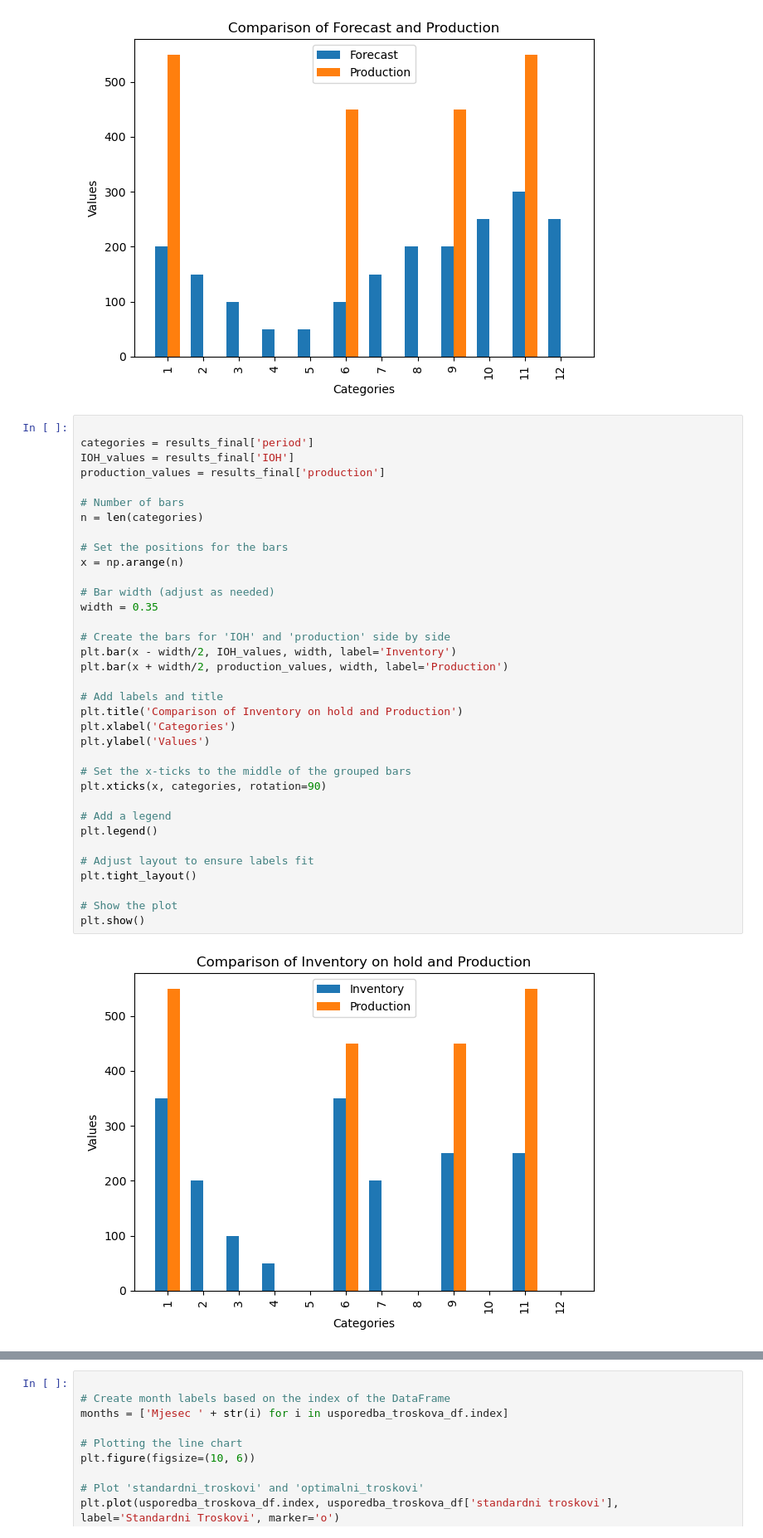
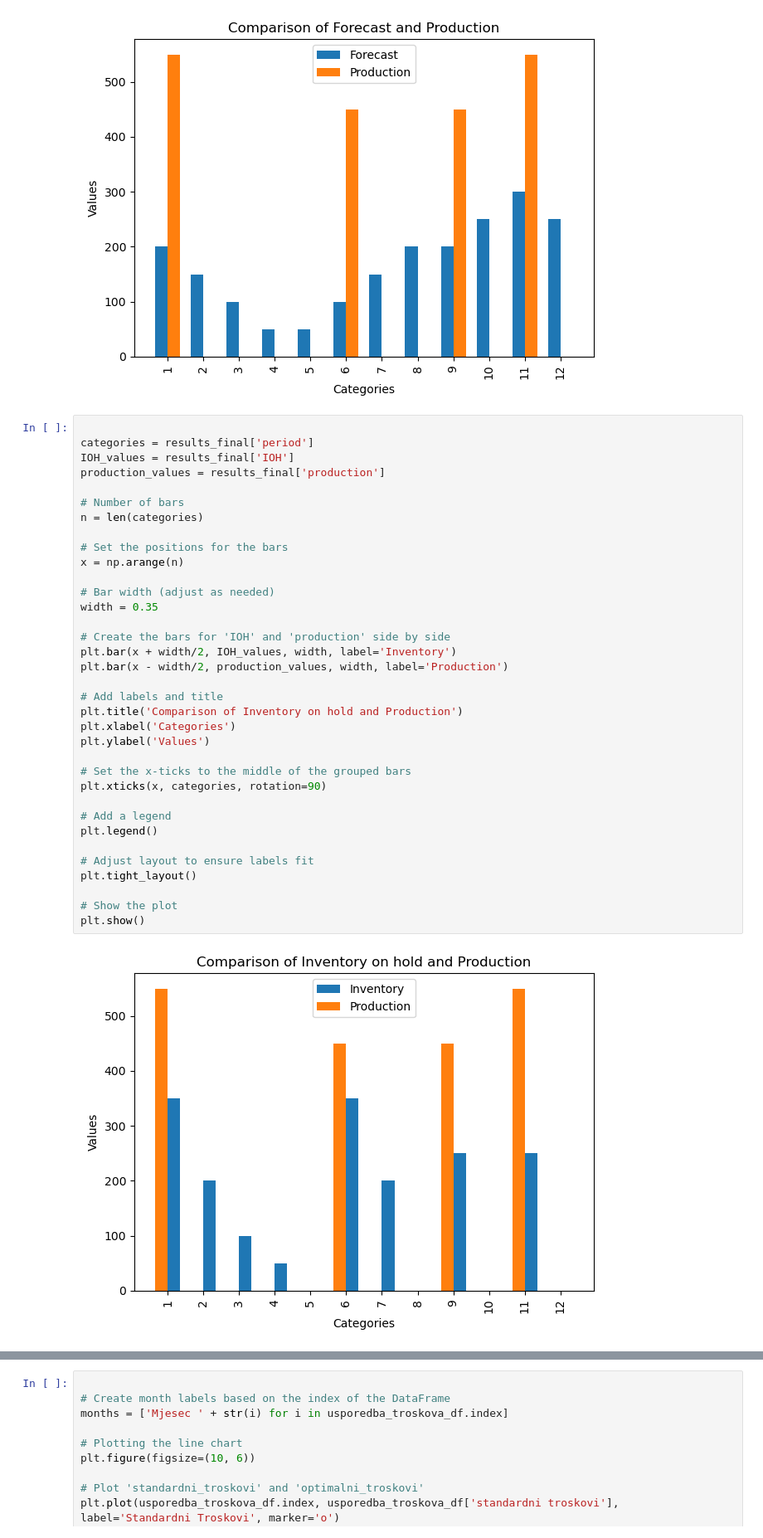
Before and after one commit to JednaKuna/planiranje_proizvodnje, a Jupyter notebook: izracun.ipynb, the cells around one changed output, grey strips where cells are left out. Shown at 83% size. Saved outputs shown, nothing was run; the diff lists cells and outputs as text.

```diff
--- a/izracun.ipynb
+++ b/izracun.ipynb
@@ -272,35 +272,35 @@ IOH_values = results_final['IOH']
 production_values = results_final['production']
 
 # Number of bars
 n = len(categories)
 
 # Set the positions for the bars
 x = np.arange(n)
 
 # Bar width (adjust as needed)
 width = 0.35
 
 # Create the bars for 'IOH' and 'production' side by side
-plt.bar(x - width/2, IOH_values, width, label='Inventory')
-plt.bar(x + width/2, production_values, width, label='Production')
+plt.bar(x + width/2, IOH_values, width, label='Inventory')
+plt.bar(x - width/2, production_values, width, label='Production')
 
 # Add labels and title
 plt.title('Comparison of Inventory on hold and Production')
 plt.xlabel('Categories')
 plt.ylabel('Values')
 
 # Set the x-ticks to the middle of the grouped bars
 plt.xticks(x, categories, rotation=90)
 
 # Add a legend
 plt.legend()
 
 # Adjust layout to ensure labels fit
 plt.tight_layout()
 
 # Show the plot
 plt.show()
 # %% [output]
-[figure, old version]
+[figure, new version]
 # %%
 #Izračum ukupnih troškova tjekom odabranog perioda
```
Also changed, not shown: parts of 2 cells of this notebook, 1 other file.
